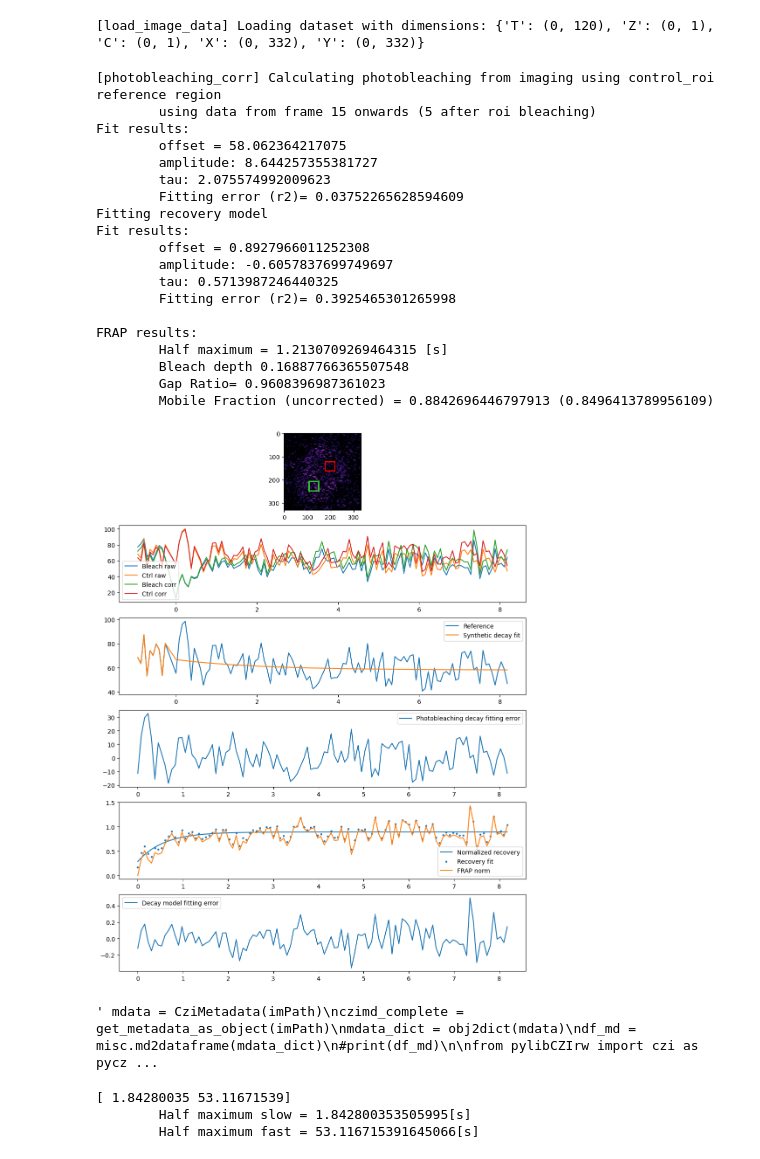
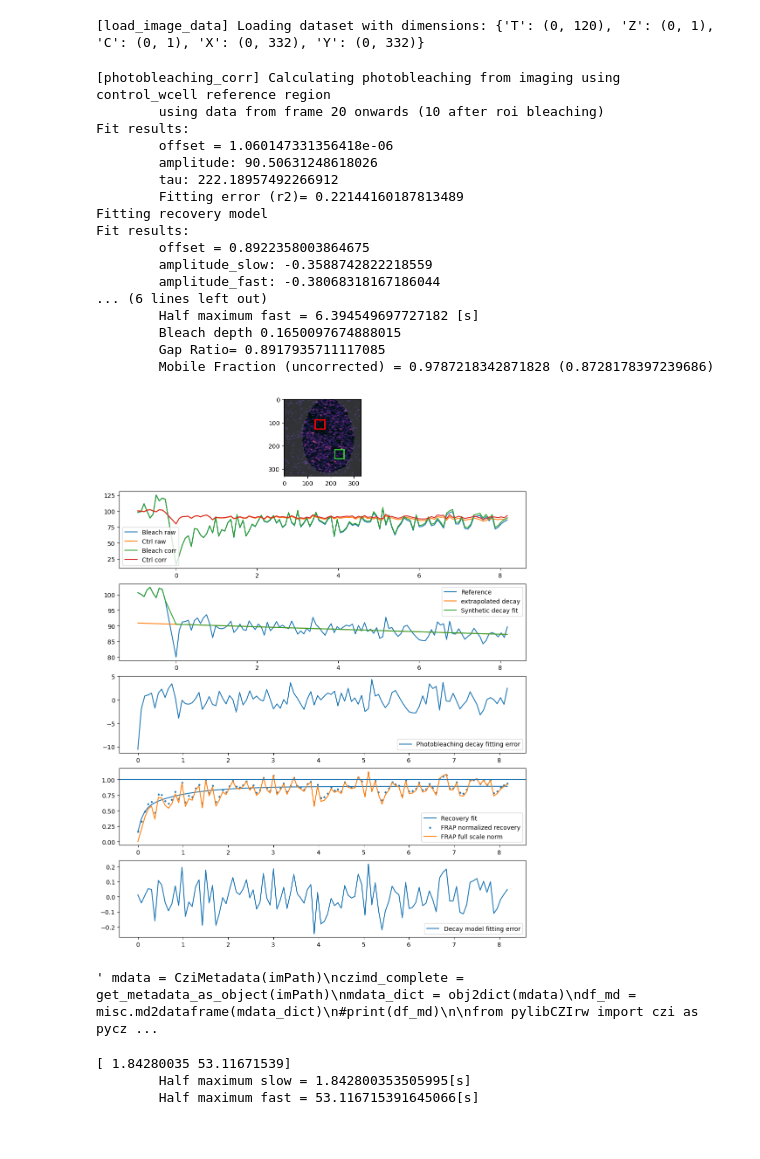
Before and after one commit to amarcosv/FRAP-analysis-younglab, a Jupyter notebook: src/load_test.ipynb, the cells around one changed output. Saved outputs shown, nothing was run; the diff lists cells and outputs as text; code cells hidden in the pictures.

Commit message:
Phair's method reviewed
Corrected gap ratio calculation depending on roi vs wcell
Segmentation improved with cell selection and gap fill

```diff
--- a/src/load_test.ipynb
+++ b/src/load_test.ipynb
@@ -15,11 +15,11 @@ from skimage.color import label2rgb
 imPath = "D:\\Projects\\Shannon\\FRAP analysis\\images\\test\\dish1_ASS1WT_0mMH2O2_0mMNAC-#roi-09-Airyscan Processing-02.czi"
 #imPath = "D:\\Projects\Shannon\\FRAP analysis\\images\\20250115_MeCP2_FRAP_processed\\dish1_MECP2WT-#roi-07-Airyscan Processing-07.czi"
 imPath = "Z:\\Shannon\\20250226_MeCP2\\MUT\\dish7_MECP2MUT-#roi-08-Airyscan Processing-19.czi"
-imPath = "D:\\Projects\\Shannon\\FRAP analysis\\images\\batch_two_group_test\\MUT\\dish6_MECP2MUT-#roi-02-Airyscan Processing-94.czi"
+imPath = "D:\\Projects\\Shannon\\FRAP analysis\\images\\20250115_MeCP2_FRAP_processed\\MUT\\dish2_MECP2MUT-#roi-11-Airyscan Processing-28.czi"
 
 
-roiData,regions, image, frap_experiment = frap_tools.import_FRAP_data(imPath, False)
-roiData, frap_experiment = frap_tools.run_FRAP_analysis(roiData, frap_experiment, 1)
+roiData,regions, image, frap_experiment = frap_tools.import_FRAP_data(imPath, True)
+roiData, frap_experiment = frap_tools.run_FRAP_analysis(roiData, frap_experiment, 2)
 
 #for region in regions.iterrows():
 #    print(region)
@@ -79,9 +79,9 @@ ax[1].legend(['Bleach raw', 'Ctrl raw', 'Bleach corr', 'Ctrl corr'])
 
 #Plot photobleaching correction
 ax[2].plot(roiData['timestamp_frap'],roiData['reference'])
-#ax[2].plot(roiData['timestamp_frap'],roiData['reference_decay_curve'])
+ax[2].plot(roiData['timestamp_frap'],roiData['reference_decay_curve'])
 ax[2].plot(roiData['timestamp_frap'],roiData['reference_synth'])
-ax[2].legend(['Reference', 'Synthetic decay fit'])
+ax[2].legend(['Reference', 'extrapolated decay', 'Synthetic decay fit'])
 
 #Plot photobleaching correction estimation error
 ax[3].plot(roiData['timestamp_frap'].iloc[frap_experiment.bleach_frame.item() ::],
@@ -99,8 +99,9 @@ ax[4].scatter(roiData['timestamp_frap'].iloc[frap_experiment.bleach_frame.item()
            roiData['frap_norm'].iloc[frap_experiment.bleach_frame.item() ::], s=5)
 ax[4].plot(roiData['timestamp_frap'].iloc[frap_experiment.bleach_frame.item() ::],
            roiData['frap_fullscale_norm'].iloc[frap_experiment.bleach_frame.item() ::])
+ax[4].axhline(y=1)
 ax[4].legend([ 'Recovery fit','FRAP normalized recovery', 'FRAP full scale norm'])
-ax[4].legend(['Normalized recovery', 'Recovery fit','FRAP norm', 'FRAP full scale norm'])
+#ax[4].legend(['Normalized recovery', 'Recovery fit','FRAP norm', 'FRAP full scale norm'])
 
 ax[5].plot(roiData['timestamp_frap'].iloc[frap_experiment.bleach_frame.item() ::],
           roiData['frap_norm'].iloc[frap_experiment.bleach_frame.item() ::]-roiData['bleach_recovery_curve'].iloc[frap_experiment.bleach_frame.item() ::])
@@ -114,50 +115,48 @@ plt.show()
 
 
 """ mdata = CziMetadata(imPath)
 czimd_complete = get_metadata_as_object(imPath)
 mdata_dict = obj2dict(mdata)
 df_md = misc.md2dataframe(mdata_dict)
 #print(df_md)
 
 from pylibCZIrw import czi as pyczi
 
 with pyczi.open_czi(imPath) as czidoc:
     md_xml = czidoc.raw_metadata
     root = ET.fromstring(md_xml)
     #print(md_xml)
 #meta = img.metadata
 print("Parsing metadata")
 for child in root:
     print(child.tag, child.attrib)
 #root = meta
 #ome_meta = img.ome_metadata
 #img.data
 for neighbor in root.iter('RegionItem'):
     print(neighbor.attrib)
 
 regions = pd.read_xml(StringIO(md_xml), xpath=".//RegionItem", attrs_only = True, parser="etree")    """
 # %% [output]
 [load_image_data] Loading dataset with dimensions: {'T': (0, 120), 'Z': (0, 1), 'C': (0, 1), 'X': (0, 332), 'Y': (0, 332)}
-[photobleaching_corr] Calculating photobleaching from imaging using control_roi reference region
-        using data from frame 15 onwards (5 after roi bleaching)
+[photobleaching_corr] Calculating photobleaching from imaging using control_wcell reference region
+        using data from frame 20 onwards (10 after roi bleaching)
 Fit results:
-        offset = 58.062364217075
-        amplitude: 8.644257355381727
-        tau: 2.075574992009623
-        Fitting error (r2)= 0.03752265628594609
+        offset = 1.060147331356418e-06
+        amplitude: 90.50631248618026
+        tau: 222.18957492266912
+        Fitting error (r2)= 0.22144160187813489
 Fitting recovery model
 Fit results:
-        offset = 0.8927966011252308
-        amplitude: -0.6057837699749697
-        tau: 0.5713987246440325
-        Fitting error (r2)= 0.3925465301265998
-
-FRAP results:
-        Half maximum = 1.2130709269464315 [s]
-        Bleach depth 0.16887766365507548
-        Gap Ratio= 0.9608396987361023
-        Mobile Fraction (uncorrected) = 0.8842696446797913 (0.8496413789956109)
+        offset = 0.8922358003864675
+        amplitude_slow: -0.3588742822218559
+        amplitude_fast: -0.38068318167186044
+... (6 lines left out)
+        Half maximum fast = 6.394549697727182 [s]
+        Bleach depth 0.1650097674888015
+        Gap Ratio= 0.8917935711117085
+        Mobile Fraction (uncorrected) = 0.9787218342871828 (0.8728178397239686)
-[figure, old version]
+[figure, new version]
 ' mdata = CziMetadata(imPath)\nczimd_complete = get_metadata_as_object(imPath)\nmdata_dict = obj2dict(mdata)\ndf_md = misc.md2dataframe(mdata_dict)\n#print(df_md)\n\nfrom pylibCZIrw import czi as pycz ...
 # %%
 print(frap_experiment['half_max'].item())
```
Also changed, not shown: 3 other files.
